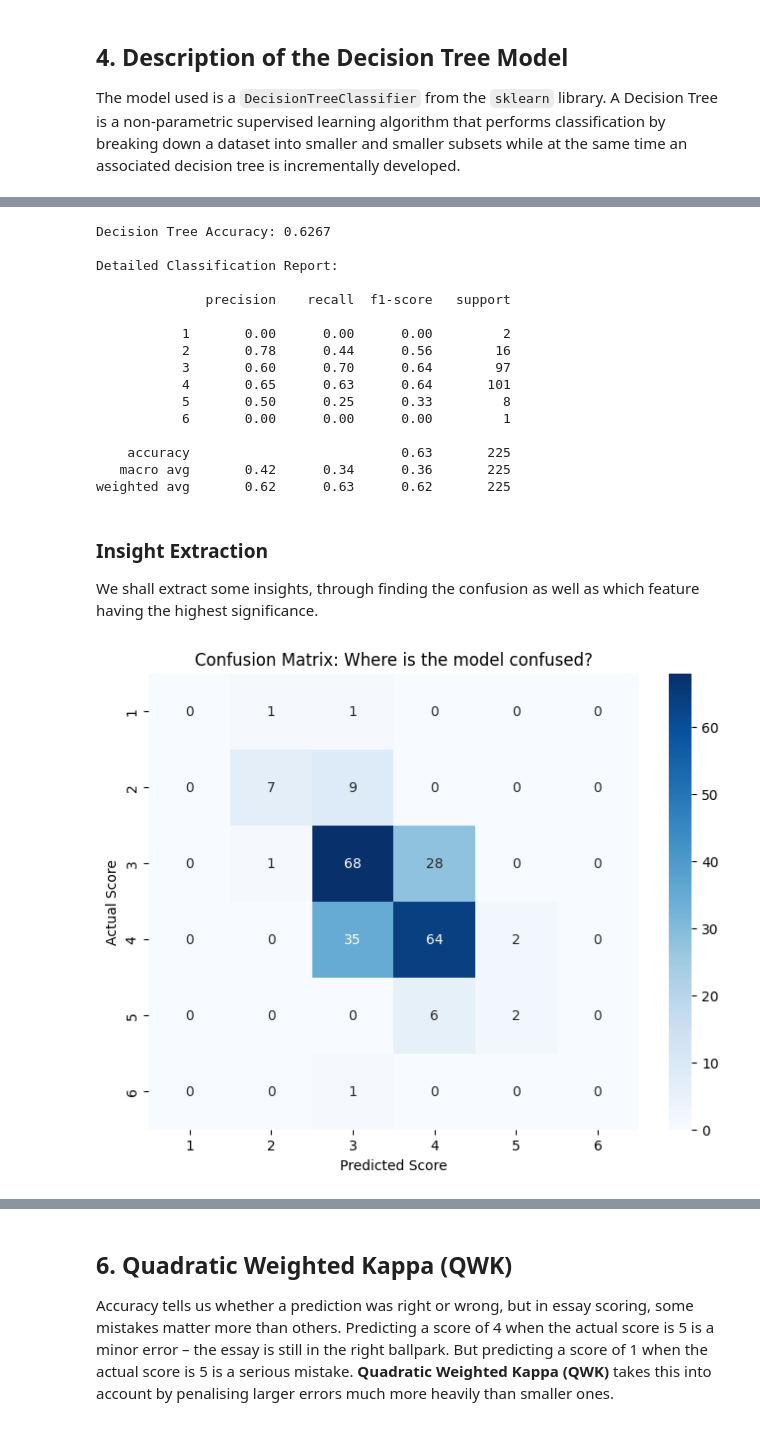
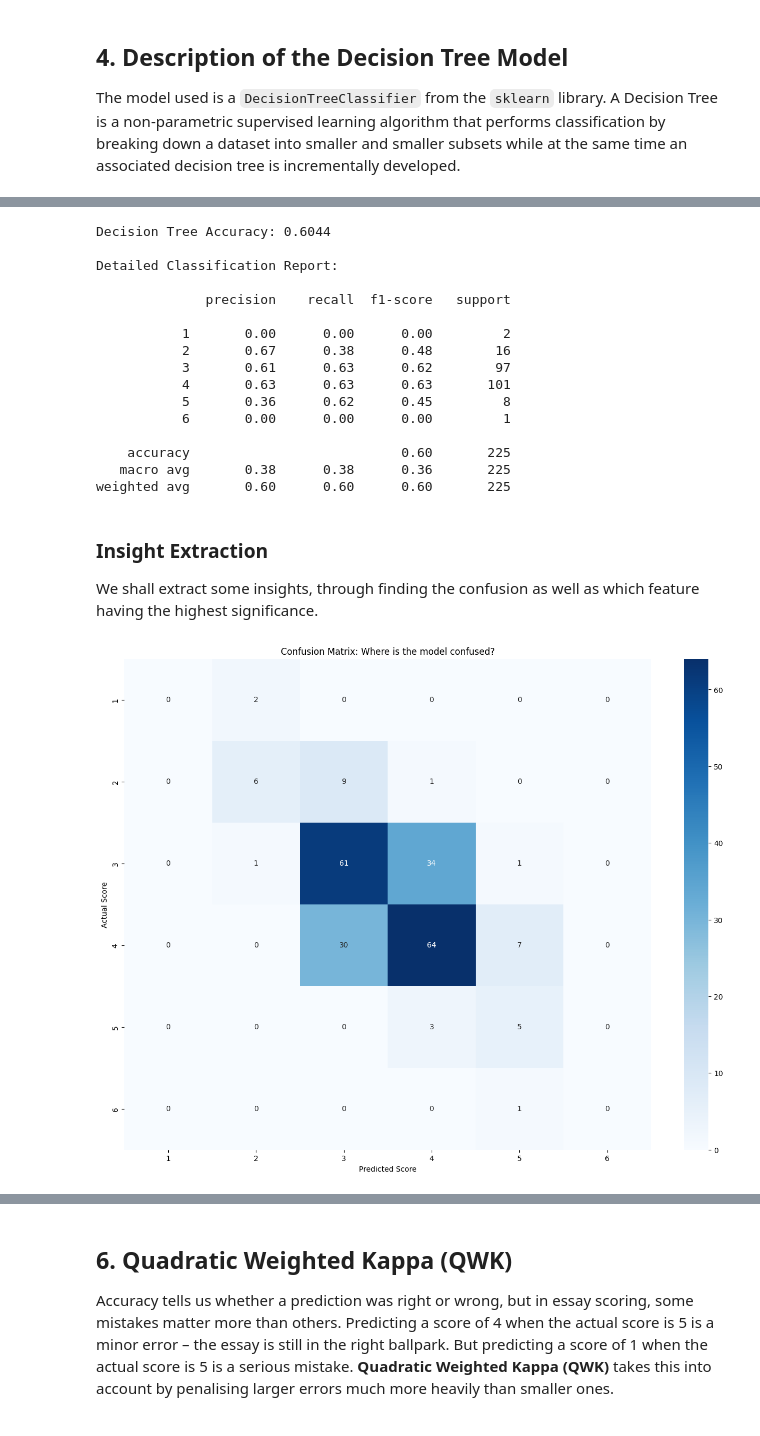
Before and after one commit to QHao-SOLID/f78ds-assignment-2, a Jupyter notebook: main.ipynb, the cells around one changed output, grey strips where cells are left out. Saved outputs shown, nothing was run; the diff lists cells and outputs as text; code cells hidden in the pictures.

```diff
--- a/main.ipynb
+++ b/main.ipynb
@@ -57,20 +73,0 @@ To handle the outliers, we use the function `pluck()`, which enables us to cherr
-# %%
-def pluck(df, rules):
-    """
-    Non-cumulative version - an essay is only removed if it violates ANY rule
-    """
-    keep_mask = pd.Series(True, index=df.index)
-
-    for col, (side, p) in rules.items():
-        if col not in df.columns:
-            continue
-
-        if side in ['top', 'both']:
-            upper_limit = df[col].quantile(1 - p)
-            keep_mask &= (df[col] <= upper_limit)
-
-        if side in ['bottom', 'both']:
-            lower_limit = df[col].quantile(p)
-            keep_mask &= (df[col] >= lower_limit)
-
-    return df[keep_mask]
@@ -326,61 +394,46 @@ dt_model = DecisionTreeClassifier(
     criterion = 'gini',
     max_depth = 10,
     min_samples_leaf = 10,
-    min_samples_split = 50,
-    random_state = 42
+    min_samples_split = 30,
+    random_state = 42 # The answer to life, the world and everything!
 )
 
 # 2. Fit the model using the training data
 dt_model.fit(X_train, y_train)
-# dt_model.fit(X_resampled, y_resampled)
 
 # 3. Make predictions on the test set
 y_pred = dt_model.predict(X_test)
 
 # 4. Evaluate performance
-accuracy = accuracy_score(y_test, y_pred)
-print(f"Decision Tree Accuracy: {accuracy:.4f}")
+print(f"Decision Tree Accuracy: {accuracy_score(y_test, y_pred):.4f}")
 print("\nDetailed Classification Report:\n")
 print(classification_report(y_test, y_pred, zero_division = 0))
 # %% [output]
-Decision Tree Accuracy: 0.6267
+Decision Tree Accuracy: 0.6044
 
 Detailed Classification Report:
 
               precision    recall  f1-score   support
 
            1       0.00      0.00      0.00         2
-           2       0.78      0.44      0.56        16
-           3       0.60      0.70      0.64        97
-           4       0.65      0.63      0.64       101
-           5       0.50      0.25      0.33         8
+           2       0.67      0.38      0.48        16
+           3       0.61      0.63      0.62        97
+           4       0.63      0.63      0.63       101
+           5       0.36      0.62      0.45         8
            6       0.00      0.00      0.00         1
 
-    accuracy                           0.63       225
-   macro avg       0.42      0.34      0.36       225
-weighted avg       0.62      0.63      0.62       225
+    accuracy                           0.60       225
+   macro avg       0.38      0.38      0.36       225
+weighted avg       0.60      0.60      0.60       225
 # %% [markdown]
 ### Insight Extraction
 
 We shall extract some insights, through finding the confusion as well as which feature having the highest significance.
 # %%
 # Plotting the confusion matrix
-cm = confusion_matrix(y_test, y_pred)
-plt.figure(figsize=(8, 6))
-sns.heatmap(
-    cm,
-    annot = True,
-    fmt = 'd',
-    cmap = 'Blues',
-    xticklabels = [1, 2, 3, 4, 5, 6],
-    yticklabels = [1, 2, 3, 4, 5, 6]
-)
-plt.xlabel('Predicted Score')
-plt.ylabel('Actual Score')
-plt.title('Confusion Matrix: Where is the model confused?')
-plt.show()
+plot_cm(y_test, y_pred)
 # %% [output]
-[figure, old version]
+[figure, new version]
 # %%
 # Extract importance and match with column names
 importances = pd.Series(dt_model.feature_importances_, index=X.columns)
```
Also changed, not shown: parts of 24 cells of this notebook, 8 other files.
